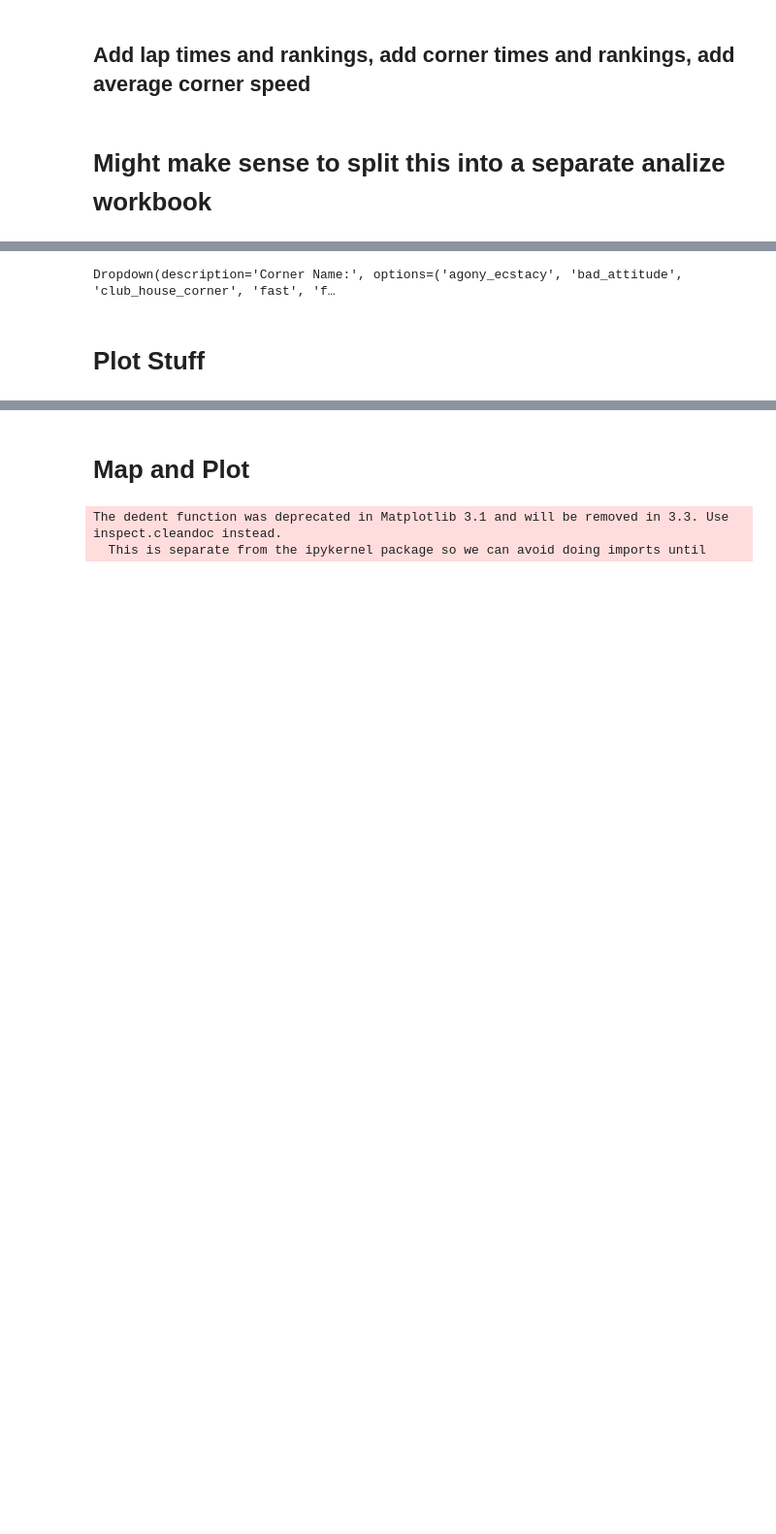
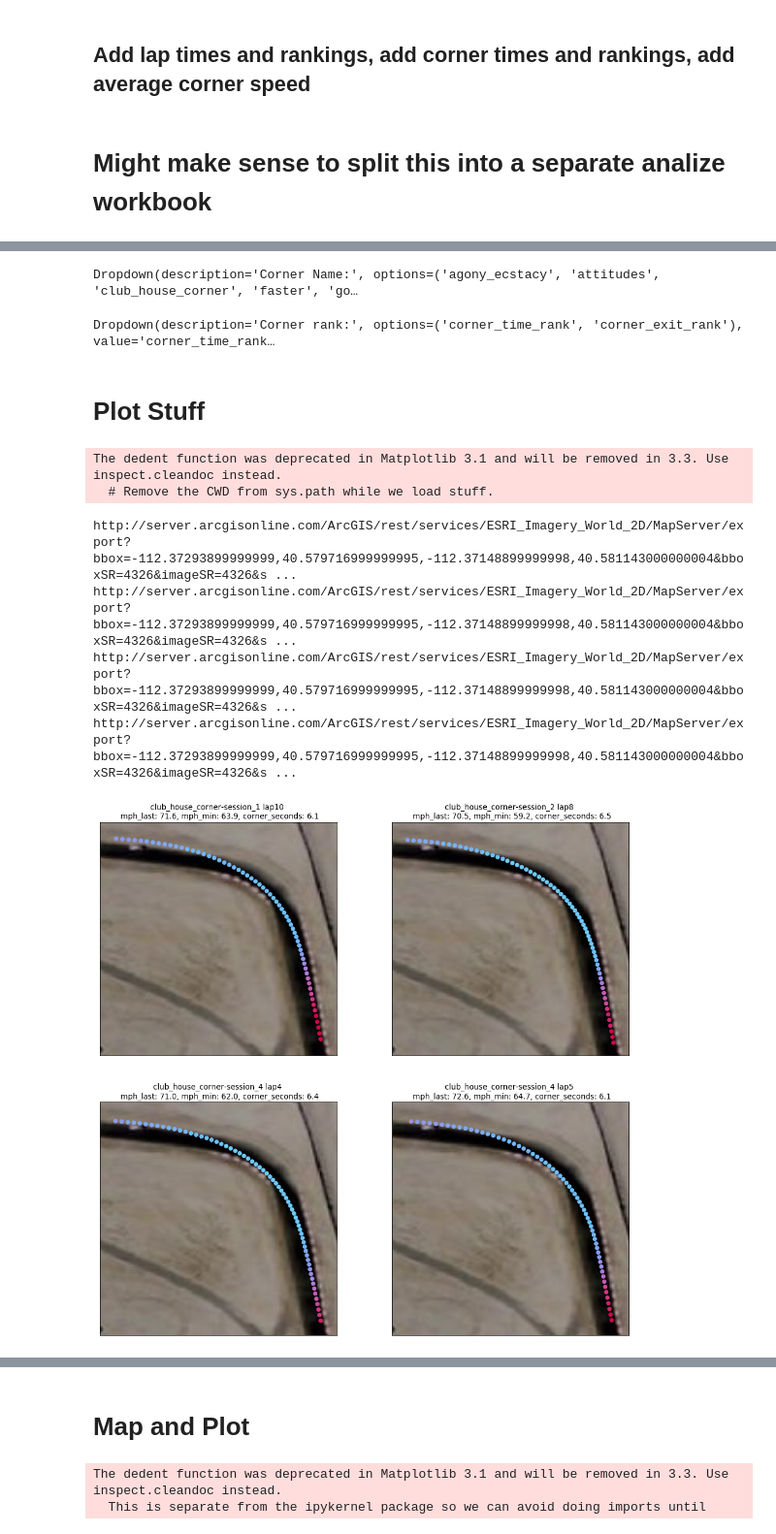
Before and after one commit to bruggles/racing_data, a Jupyter notebook: race_data.ipynb, the cells around one changed output, grey strips where cells are left out. Shown at 97% size. Drawn from its saved outputs; the diff is of its cells as text; code cells hidden in the pictures; blank space fills up the shorter version.

```diff
--- a/race_data.ipynb
+++ b/race_data.ipynb
@@ -315,26 +306,52 @@ display(visual_type)
 [interactive output not drawn]
 [interactive output not drawn]
 [interactive output not drawn]
-# %%
-if lap_corner.value == "Corner":
-    display(corner_nm)
-# %% [output]
-Dropdown(description='Corner Name:', options=('agony_ecstacy', 'bad_attitude', 'club_house_corner', 'fast', 'f…
+# %%
+corner_options = corner_times['corner_name_min'].unique()
+corner_nm = widgets.Dropdown(
+    options=corner_options,
+    description='Corner Name:',
+    disabled=False,
+)
+corner_rank = widgets.Dropdown(
+    options=['corner_time_rank','corner_exit_rank'],
+    description='Corner rank:',
+    disabled=False,
+)
+if lap_or_corner.value == "Corner":
+    display(corner_nm)
+    display(corner_rank)
+# %% [output]
+Dropdown(description='Corner Name:', options=('agony_ecstacy', 'attitudes', 'club_house_corner', 'faster', 'go…
+Dropdown(description='Corner rank:', options=('corner_time_rank', 'corner_exit_rank'), value='corner_time_rank…
 # %%
 pre_vis_df_list = []
 vis_df_list = []
-if lap_corner.value == "Corner":
+vis_df_meta_list = []
+vis_meta_list = []
+vis_title_list = []
+if lap_or_corner.value == "Corner":
     if analysis_set.value == "Top 4":
-        vis_filter = corner_times[(corner_times.corner_time_rank <=4) &
+        vis_filter = corner_times[(corner_times[corner_rank.value] <=4) &
                                   (corner_times.corner_name_min == corner_nm.value)]['lap_corner'].to_list()
     elif analysis_set.value == "Top and Bottom":
-        max_rank = corner_times['corner_time_rank'].max()
-        vis_filter = corner_times[(corner_times.corner_time_rank <=2) &
-                                  (corner_times.corner_time_rank >= max_rank-1) &
-                                  (corner_times.corner_name_min == corner_nm.value)]['lap_corner'].to_list()
+        max_rank = corner_times[corner_rank.value].max()
+        vis_filter = corner_times[((corner_times[corner_rank.value] <=2) &
+                                  (corner_times.corner_name_min == corner_nm.value)) |
+                                 ((corner_times[corner_rank.value] >= max_rank-1) &
+                                  (corner_times.corner_name_min == corner_nm.value))
+                                  ]['lap_corner'].to_list()
     for filt in vis_filter:
         vis_df = rd_clean[rd_clean.lap_corner == filt].copy()
         pre_vis_df_list.append(vis_df)
+        vis_df_meta = corner_times[corner_times.lap_corner == filt].copy()
+        vis_df_meta_list.append(vis_df_meta)
+        vis_title_list.append(vis_df_meta['lap_corner'].values[0])
+        vis_meta_list.append("mph_last: {:.1f}, mph_min: {:.1f}, corner_seconds: {:.1f}".format(
+                                 vis_df_meta['mph_last'].values[0],
+                                  vis_df_meta['mph_min'].values[0],
+                                  vis_df_meta['corner_seconds'].values[0]))
+
 
 #elif lap_corner.value == "Lap":
 
@@ -343,11 +360,32 @@ min_speed = pre_vis_df_list[-1]['mph'].min()-3
 max_speed = pre_vis_df_list[0]['mph'].max()+3
 for df in pre_vis_df_list:
     df['speed_gradient'] = gradient(df['mph'],min_speed,max_speed,gradient_colors)
-    vis_df_list.append(vis_df)
+    vis_df_list.append(df)
 
 #get map bounds
 lat_min, lat_max, lon_min, lon_max = plot_bounds(vis_df_list[0]['lattitude'],vis_df_list[0]['longitude'])
 # %% [markdown]
 # Plot Stuff
+# %%
+axis_names = [[0,0],[0,1],[1,0],[1,1]]
+ratio = 1/((lat_max-lat_min)/(lon_max-lon_min))
+size = 15
+
+fig, axs = plt.subplots(2, 2, figsize=(size*ratio, size), dpi=80)
+
+for i,data in enumerate(vis_df_list):
+    axs[axis_names[i][0],axis_names[i][1]].scatter(data['longitude'],data['lattitude'], c=data['speed_gradient'])
+    axs[axis_names[i][0],axis_names[i][1]].set_title("%s \n %s" % (vis_title_list[i],vis_meta_list[i]))
+    map = Basemap(llcrnrlon=lon_min,urcrnrlon=lon_max,llcrnrlat=lat_min,urcrnrlat=lat_max,resolution = 'c', ax = axs[axis_names[i][0],axis_names[i][1]])
+    map.arcgisimage(service='ESRI_Imagery_World_2D', verbose= True)
+plt.show()
+# %% [output]
+The dedent function was deprecated in Matplotlib 3.1 and will be removed in 3.3. Use inspect.cleandoc instead.
+  # Remove the CWD from sys.path while we load stuff.
+http://server.arcgisonline.com/ArcGIS/rest/services/ESRI_Imagery_World_2D/MapServer/export?bbox=-112.37293899999999,40.579716999999995,-112.37148899999998,40.581143000000004&bboxSR=4326&imageSR=4326&s ...
+http://server.arcgisonline.com/ArcGIS/rest/services/ESRI_Imagery_World_2D/MapServer/export?bbox=-112.37293899999999,40.579716999999995,-112.37148899999998,40.581143000000004&bboxSR=4326&imageSR=4326&s ...
+http://server.arcgisonline.com/ArcGIS/rest/services/ESRI_Imagery_World_2D/MapServer/export?bbox=-112.37293899999999,40.579716999999995,-112.37148899999998,40.581143000000004&bboxSR=4326&imageSR=4326&s ...
+http://server.arcgisonline.com/ArcGIS/rest/services/ESRI_Imagery_World_2D/MapServer/export?bbox=-112.37293899999999,40.579716999999995,-112.37148899999998,40.581143000000004&bboxSR=4326&imageSR=4326&s ...
+[figure, added]
 # %%
 # Small Multiples
```
Also changed, not shown: parts of 13 cells of this notebook.
